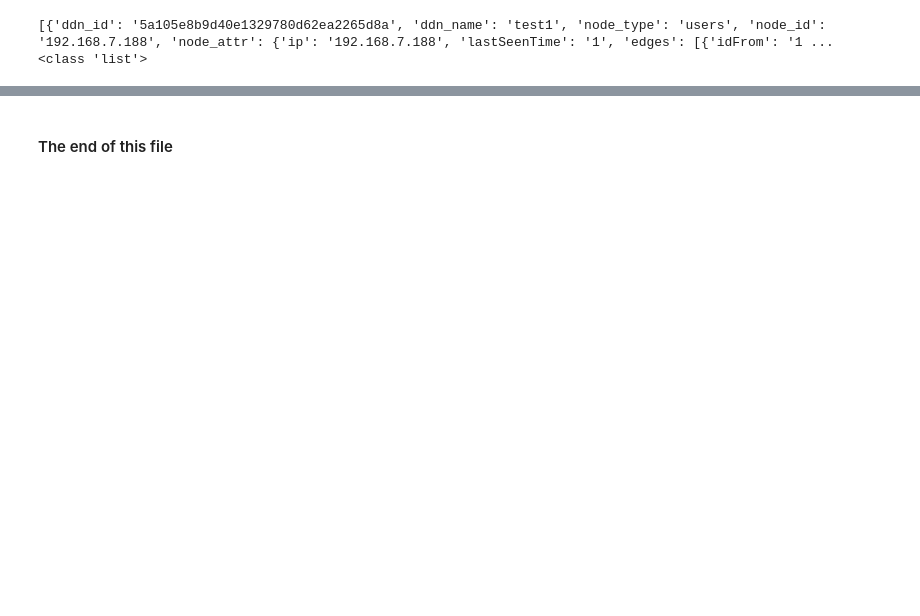
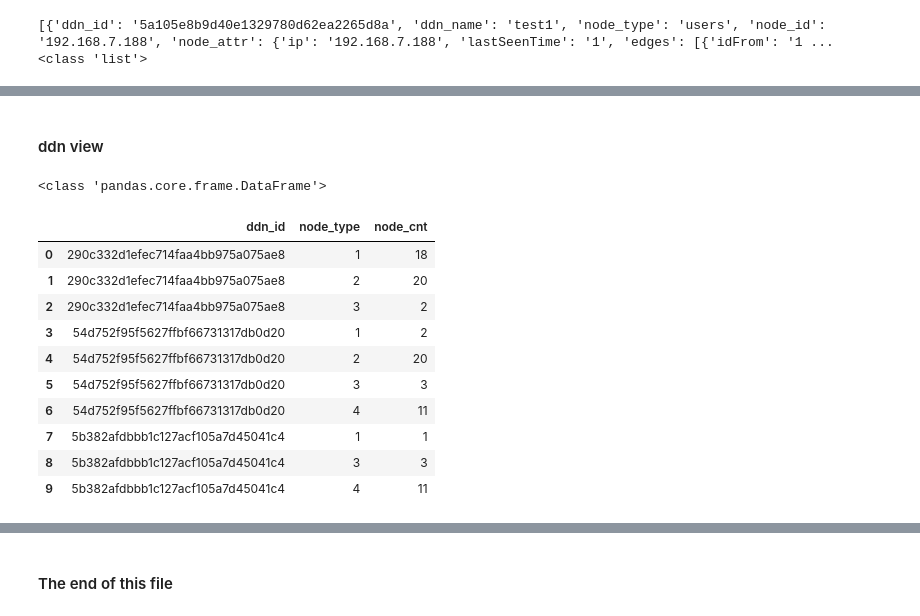
Before and after one commit to weihuacern/notebook_heliosdata, a Jupyter notebook: jupyternotebooks/test_ddn_20180628.ipynb, the cells around one changed output, grey strips where cells are left out. Saved outputs shown, nothing was run; the diff lists cells and outputs as text; code cells hidden in the pictures; blank space fills up the shorter version.

```diff
--- a/jupyternotebooks/test_ddn_20180628.ipynb
+++ b/jupyternotebooks/test_ddn_20180628.ipynb
@@ -344,3 +344,5 @@ test_edge_df
 | 3 | ad0234829205b9033196ba818f7a872b | ad0234829205b9033196ba818f7a872b | 192.168.7.166 | youtube.com/12.3.4.52131 | {'idFrom': '192.168.7.166', 'idTo... |
 | 4 | 5a105e8b9d40e1329780d62ea2265d8a | 5a105e8b9d40e1329780d62ea2265d8a | youtube.com/12.3.4.52131 | 192.168.7.110:8080/helios/data/st... | {'idFrom': 'youtube.com/12.3.4.52... |
 | 5 | ad0234829205b9033196ba818f7a872b | ad0234829205b9033196ba818f7a872b | youtube.com/12.3.4.52131 | 192.168.7.110:8080/helios/data/st... | {'idFrom': 'youtube.com/12.3.4.52... |
+# %% [markdown]
+#### ddn view
@@ -346,0 +359,20 @@ test_edge_df
+# %%
+query = "select * from api.ddn_node_linkage"
+
+res_df = pd.DataFrame(list(cs_select(['192.168.7.110', '192.168.7.111'], query)))
+res_df = res_df.groupby(['ddn_id', 'node_type'])['node_id'].count().reset_index().rename(columns={'node_id':'node_cnt'})
+print(type(res_df))
+res_df
+# %% [output]
+<class 'pandas.core.frame.DataFrame'>
+|  | ddn_id | node_type | node_cnt |
+| 0 | 290c332d1efec714faa4bb975a075ae8 | 1 | 18 |
+| 1 | 290c332d1efec714faa4bb975a075ae8 | 2 | 20 |
+| 2 | 290c332d1efec714faa4bb975a075ae8 | 3 | 2 |
+| 3 | 54d752f95f5627ffbf66731317db0d20 | 1 | 2 |
+| 4 | 54d752f95f5627ffbf66731317db0d20 | 2 | 20 |
+| 5 | 54d752f95f5627ffbf66731317db0d20 | 3 | 3 |
+| 6 | 54d752f95f5627ffbf66731317db0d20 | 4 | 11 |
+| 7 | 5b382afdbbb1c127acf105a7d45041c4 | 1 | 1 |
+| 8 | 5b382afdbbb1c127acf105a7d45041c4 | 3 | 3 |
+| 9 | 5b382afdbbb1c127acf105a7d45041c4 | 4 | 11 |
```
Also changed, not shown: parts of 9 cells of this notebook, 2 other files.
